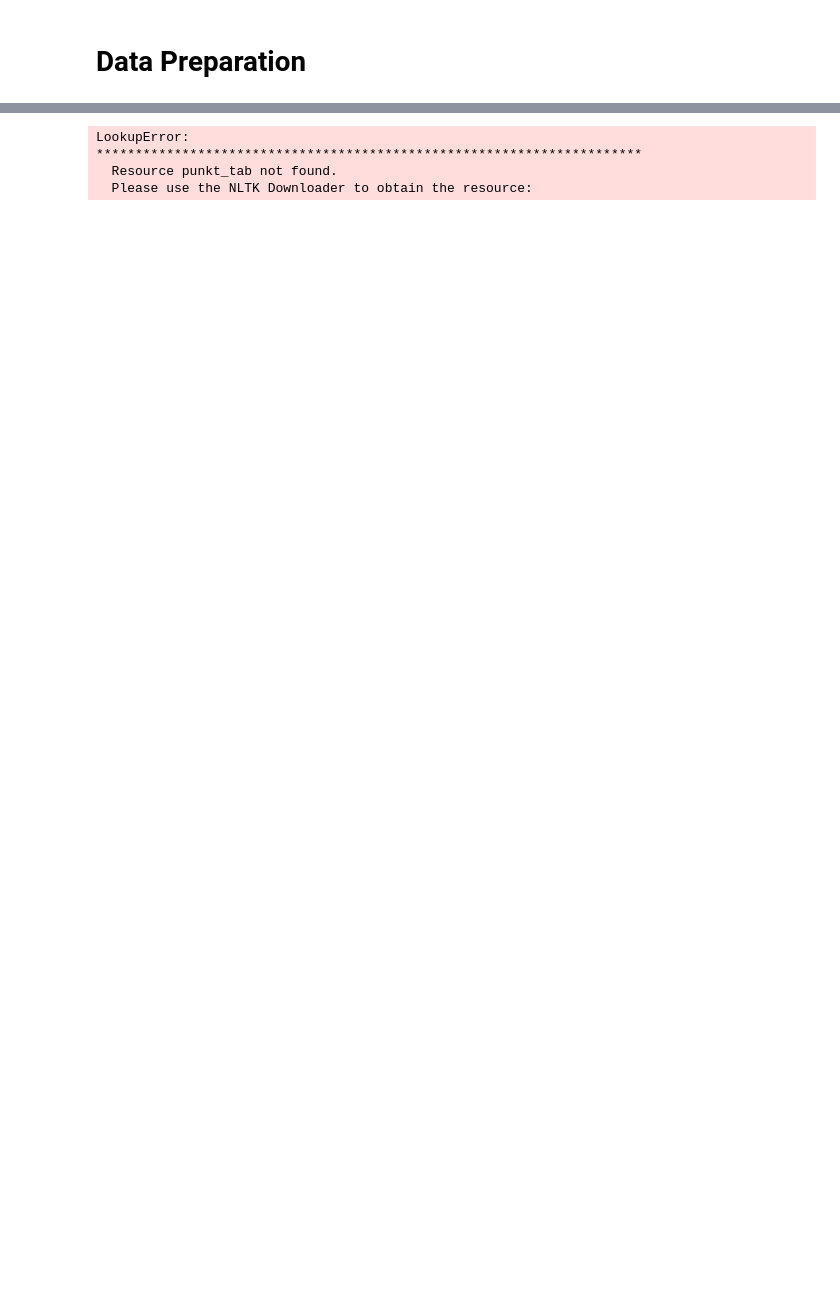
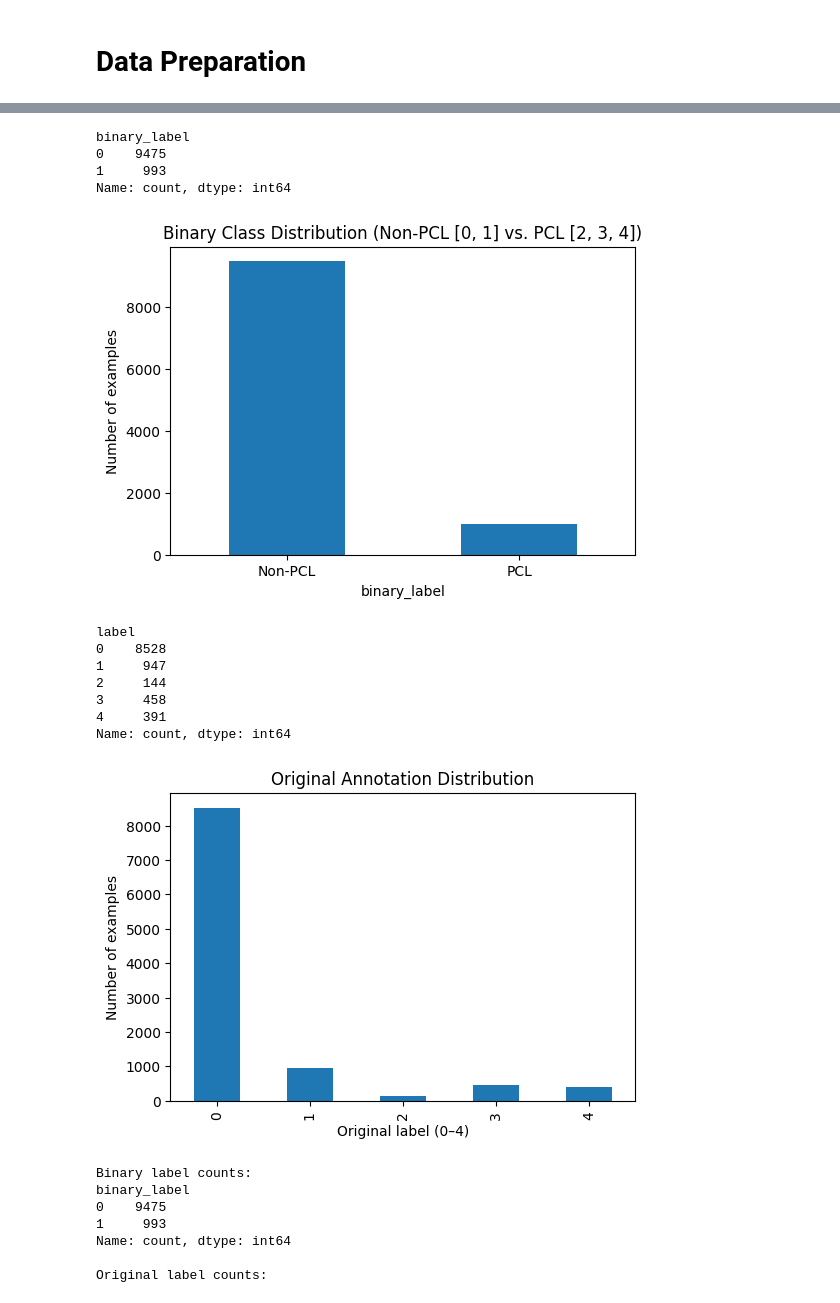
Before and after one commit to jCabala/ICL_NLP_Coursework, a Jupyter notebook: EDA.ipynb, the cells around one changed output, grey strips where cells are left out. Cells and saved outputs as stored; diff of their text form; code cells hidden in the pictures; blank space fills up the shorter version.

```diff
--- a/EDA.ipynb
+++ b/EDA.ipynb
@@ -66,0 +319,11 @@ Name: count, dtype: int64
+# %%
+# ==========================================
+# Tokenization (based on text_clean)
+# ==========================================
+
+def tokenize_basic(text):
+    return word_tokenize(text)
+
+df["tokens"] = df["text_clean"].apply(tokenize_basic)
+
+df[["text_clean", "tokens"]].head()
@@ -69,12 +339,55 @@ Name: count, dtype: int64
-# %%
-df["tokens"] = df["text"].apply(word_tokenize)
-df["token_count"] = df["tokens"].apply(len)
-
-print("Average token length:", df["token_count"].mean())
-print("Minimum token length:", df["token_count"].min())
-print("Maximum token length:", df["token_count"].max())
-# %% [output]
-LookupError:
-**********************************************************************
-  Resource punkt_tab not found.
-  Please use the NLTK Downloader to obtain the resource:
+# %%
+# Labels visualization
+# Add binary labels
+df["binary_label"] = df["label"].apply(lambda x: 0 if x in [0, 1] else 1)
+
+# Cast labels to int
+df["label"] = df["label"].astype(int)
+
+# ---------- Plot 1: Binary label distribution ----------
+binary_counts = df["binary_label"].value_counts().sort_index()
+print(binary_counts)
+plt.figure(figsize=(6,4))
+binary_counts.plot(kind="bar")
+plt.xticks([0, 1], ["Non-PCL", "PCL"], rotation=0)
+plt.ylabel("Number of examples")
+plt.title("Binary Class Distribution (Non-PCL [0, 1] vs. PCL [2, 3, 4])")
+plt.show()
+
+# ---------- Plot 2: Original label distribution ----------
+original_counts = df["label"].value_counts().sort_index()
+print(original_counts)
+plt.figure(figsize=(6,4))
+original_counts.plot(kind="bar")
+plt.xlabel("Original label (0–4)")
+plt.ylabel("Number of examples")
+plt.title("Original Annotation Distribution")
+plt.show()
+
+# Sanity printout
+print("Binary label counts:")
+print(binary_counts)
+
+print("\nOriginal label counts:")
+#print(original_counts)
+# %% [output]
+binary_label
+0    9475
+1     993
+Name: count, dtype: int64
+[figure, added]
+label
+0    8528
+1     947
+2     144
+3     458
+4     391
+Name: count, dtype: int64
+[figure, added]
+Binary label counts:
+binary_label
+0    9475
+1     993
+Name: count, dtype: int64
+
+Original label counts:
```
Also changed, not shown: parts of 46 cells of this notebook.
